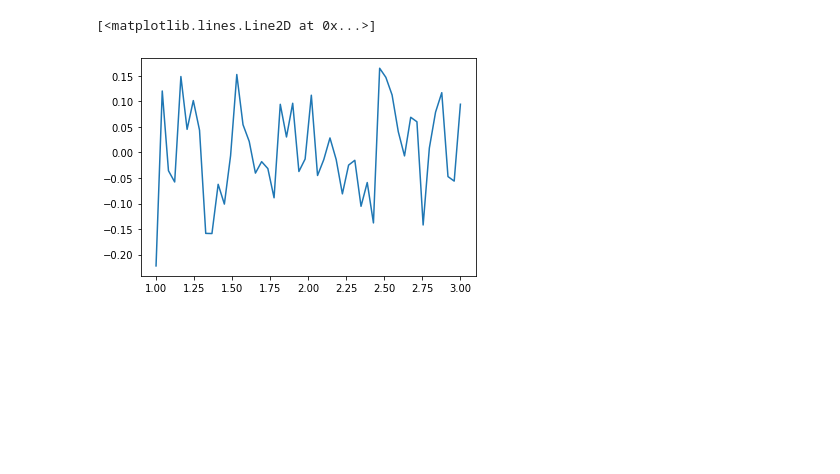
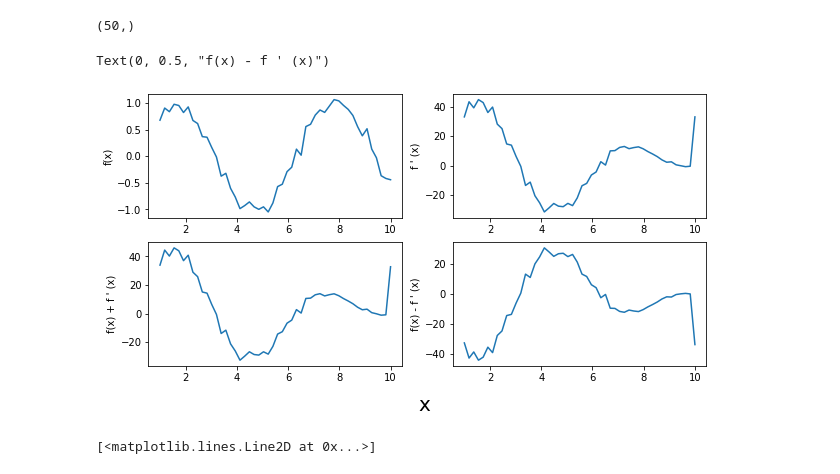
Before and after one commit to LiteShake/AI-Tasks, a Jupyter notebook: Task 2/Question 3/question3.ipynb, the cells around one changed output. Drawn from its saved outputs; the diff is of its cells as text; code cells hidden in the pictures; blank space fills up the shorter version.

```diff
--- a/Task 2/Question 3/question3.ipynb
+++ b/Task 2/Question 3/question3.ipynb
@@ -2,9 +2,52 @@
 import numpy as np
 import matplotlib.pyplot as pl
 # %%
-x = np.linspace( 1,3 )
+x = np.linspace( 1,10 )
 
-pl.plot( x , np.random.normal( scale = 1, size = len(x) ) )
+fx = np.sin(x) + np.random.normal( scale = 0.1, size = len(x) )
+ddx_fx = np.poly1d( list(fx) ).deriv()
-# %% [output]
-[<matplotlib.lines.Line2D at 0x...>]
-[figure, removed]
+# %%
+
+
+# np.concatenate( [ddx_fx , np.array( [ ddx_fx[48]  ] ) ] )
+# len( ddx_fx )
+adder = np.array( [ ddx_fx[48] ] )
+ddx_fx = np.concatenate([ ddx_fx ,adder ])
+
+np.shape(ddx_fx)
+# %% [output]
+(50,)
+# %%
+fig, graph = pl.subplots( 2,2, figsize = ( 10, 5 ) )
+
+graph[0,1].plot( x, ddx_fx, label = "f'(x)" )
+graph[0,0].plot( x, fx, label = "f(x)" )
+
+graph[0,0].set_ylabel("f(x)")
+graph[0,1].set_ylabel("f ' (x)")
+
+fig.text( 0.5, 0, "x", rotation = "horizontal",fontsize = 20 )
+
+graph[1,0].plot( x, fx + ddx_fx, label = "f(x) + f '(x)" )
+graph[1,1].plot( x, fx - ddx_fx, label = "f(x) - f '(x)" )
+
+graph[1,0].set_ylabel("f(x) + f ' (x)")
+graph[1,1].set_ylabel("f(x) - f ' (x)")
+# %% [output]
+Text(0, 0.5, "f(x) - f ' (x)")
+[figure, added]
+# %%
+fig, graph = pl.subplots( 2,2, figsize = ( 10, 5 ) )
+
+graph[0,1].plot( x, ddx_fx, label = "f'(x)" )
+graph[0,0].plot( x, fx, label = "f(x)" )
+
+graph[0,0].set_ylabel("f(x)")
+graph[0,1].set_ylabel("f ' (x)")
+
+fig.text( 0.5, 0, "x", rotation = "horizontal",fontsize = 20 )
+
+graph[1,0].plot( x, fx + ddx_fx, label = "f(x) + f'(x)" )
+graph[1,1].plot( x, fx - ddx_fx, label = "f(x) - f'(x)" )
+# %% [output]
+[<matplotlib.lines.Line2D at 0x...>]
```
Also changed, not shown: 2 other files.
